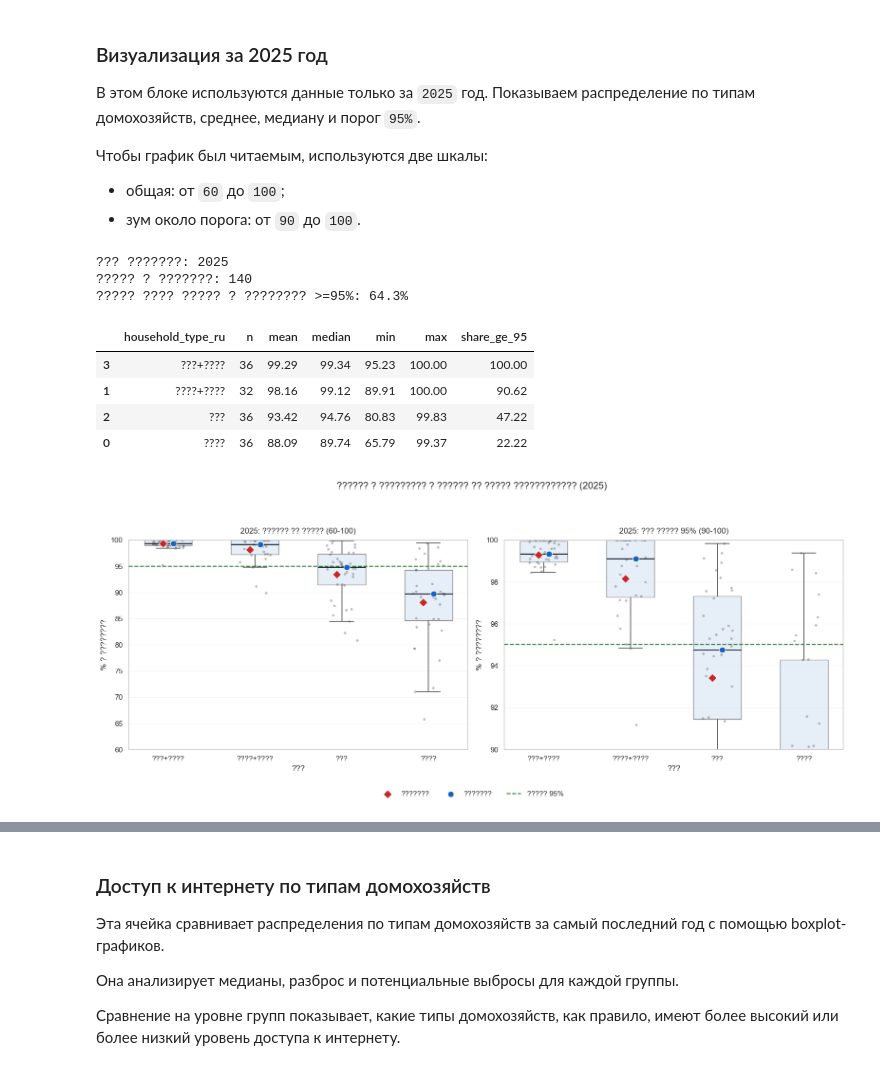
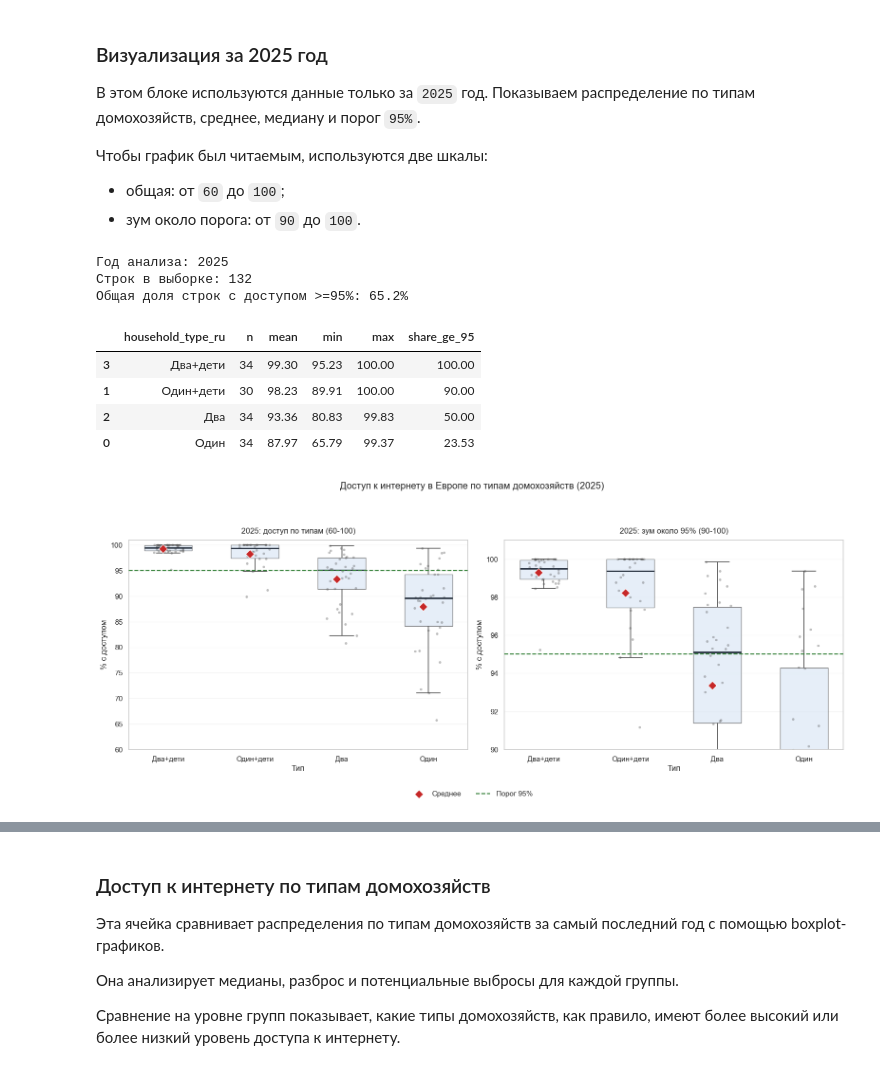
Before and after one commit to slendchat/MStAD, a Jupyter notebook: ind01.ipynb, the cells around one changed output, grey strips where cells are left out. Cells and saved outputs as stored; diff of their text form; code cells hidden in the pictures.

```diff
--- a/ind01.ipynb
+++ b/ind01.ipynb
@@ -243,19 +244,22 @@ Frequencies and proportions - household types:
 - общая: от `60` до `100`;
 - зум около порога: от `90` до `100`.
 # %%
-# ?????? 2025 ???
+# Только 2025 год
 target_year = 2025
 
 type_labels_short = {
-    "Single person": "????",
-    "Single person with dependent children": "????+????",
-    "Two adults": "???",
-    "Two adults with dependent children": "???+????",
+    "Single person": "Один",
+    "Single person with dependent children": "Один+дети",
+    "Two adults": "Два",
+    "Two adults with dependent children": "Два+дети",
 }
 
 df_2025 = df[df["year"] == target_year].copy()
 if df_2025.empty:
-    raise ValueError("??? ?????? ?? 2025 ??? ??? ????????? ???????.")
+    raise ValueError("Нет данных за 2025 год для выбранной выборки.")
+
+# Убираем Total, оставляем только 4 целевых типа
+df_2025 = df_2025[df_2025["household_type"].isin(type_labels_short.keys())].copy()
 
 df_2025["household_type_ru"] = df_2025["household_type"].map(type_labels_short).fillna(df_2025["household_type"])
 
@@ -276,16 +280,16 @@ summary_2025["household_type_ru"] = summary_2025["household_type"].map(type_labe
 order_by_mean_ru = summary_2025["household_type_ru"].tolist()
 overall_share_ge_95 = (df_2025["internet_access_pct"] >= 95).mean() * 100
 
-print(f"??? ???????: {target_year}")
-print(f"????? ? ???????: {len(df_2025)}")
-print(f"????? ???? ????? ? ???????? >=95%: {overall_share_ge_95:.1f}%")
-display(summary_2025[["household_type_ru", "n", "mean", "median", "min", "max", "share_ge_95"]].round(2))
+print(f"Год анализа: {target_year}")
+print(f"Строк в выборке: {len(df_2025)}")
+print(f"Общая доля строк с доступом >=95%: {overall_share_ge_95:.1f}%")
+display(summary_2025[["household_type_ru", "n", "mean", "min", "max", "share_ge_95"]].round(2))
 
-# ??? ??????: ????? ????? ? ??? ????? ?????? 95%
+# Две панели: общая шкала и зум около порога 95%
 fig, axes = plt.subplots(1, 2, figsize=(16, 7), sharex=True)
 panels = [
-    (axes[0], 60, "2025: ?????? ?? ????? (60-100)"),
-    (axes[1], 90, "2025: ??? ????? 95% (90-100)"),
+    (axes[0], 60, "2025: доступ по типам (60-100)"),
+    (axes[1], 90, "2025: зум около 95% (90-100)"),
 ]
 
 x_pos = np.arange(len(order_by_mean_ru))
@@ -308,46 +312,46 @@ for ax, y_min, panel_title in panels:
         medianprops={"color": "#1f2937", "linewidth": 2.0, "zorder": 3},
         ax=ax,
     )
     sns.stripplot(
         data=df_2025,
         x="household_type_ru",
         y="internet_access_pct",
         order=order_by_mean_ru,
         jitter=0.18,
         alpha=0.35,
         size=3.8,
         color="#4a4a4a",
         zorder=2,
         ax=ax,
     )
 
-    ax.scatter(x_pos_mean, means, color="#c62828", marker="D", s=85, edgecolors="white", linewidths=0.8, zorder=6, label="???????")
-    ax.scatter(x_pos_median, medians, color="#1565c0", marker="o", s=85, edgecolors="white", linewidths=0.8, zorder=6, label="???????")
-    ax.axhline(95, color="#2e7d32", linestyle="--", linewidth=1.6, zorder=4, label="????? 95%")
+    ax.scatter(x_pos_mean, means, color="#c62828", marker="D", s=85, edgecolors="white", linewidths=0.8, zorder=6, label="Среднее")
+    # ax.scatter(x_pos_median, medians, color="#1565c0", marker="o", s=85, edgecolors="white", linewidths=0.8, zorder=6, label="Медиана")
+    ax.axhline(95, color="#2e7d32", linestyle="--", linewidth=1.6, zorder=4, label="Порог 95%")
 
     ax.set_title(panel_title, pad=10)
-    ax.set_xlabel("???")
-    ax.set_ylabel("% ? ????????")
-    ax.set_ylim(y_min, 100)
+    ax.set_xlabel("Тип")
+    ax.set_ylabel("% с доступом")
+    ax.set_ylim(y_min, 101)
     ax.grid(axis="y", alpha=0.2, zorder=0)
     ax.tick_params(axis="x", rotation=0)
 
 handles, labels = axes[0].get_legend_handles_labels()
 fig.legend(handles, labels, loc="lower center", bbox_to_anchor=(0.5, 0.01), ncol=3, frameon=False)
 for ax in axes:
     if ax.get_legend() is not None:
         ax.get_legend().remove()
 
-fig.suptitle("?????? ? ????????? ? ?????? ?? ????? ???????????? (2025)", y=0.98)
+fig.suptitle("Доступ к интернету в Европе по типам домохозяйств (2025)", y=0.98)
 plt.tight_layout(rect=[0, 0.08, 1, 0.92])
 plt.show()
 # %% [output]
-??? ???????: 2025
-????? ? ???????: 140
-????? ???? ????? ? ???????? >=95%: 64.3%
+Год анализа: 2025
+Строк в выборке: 132
+Общая доля строк с доступом >=95%: 65.2%
-|  | household_type_ru | n | mean | median | min | max | share_ge_95 |
-| 3 | ???+???? | 36 | 99.29 | 99.34 | 95.23 | 100.00 | 100.00 |
-| 1 | ????+???? | 32 | 98.16 | 99.12 | 89.91 | 100.00 | 90.62 |
-| 2 | ??? | 36 | 93.42 | 94.76 | 80.83 | 99.83 | 47.22 |
-| 0 | ???? | 36 | 88.09 | 89.74 | 65.79 | 99.37 | 22.22 |
+|  | household_type_ru | n | mean | min | max | share_ge_95 |
+| 3 | Два+дети | 34 | 99.30 | 95.23 | 100.00 | 100.00 |
+| 1 | Один+дети | 30 | 98.23 | 89.91 | 100.00 | 90.00 |
+| 2 | Два | 34 | 93.36 | 80.83 | 99.83 | 50.00 |
+| 0 | Один | 34 | 87.97 | 65.79 | 99.37 | 23.53 |
-[figure, old version]
+[figure, new version]
```
Also changed, not shown: parts of 17 cells of this notebook.
